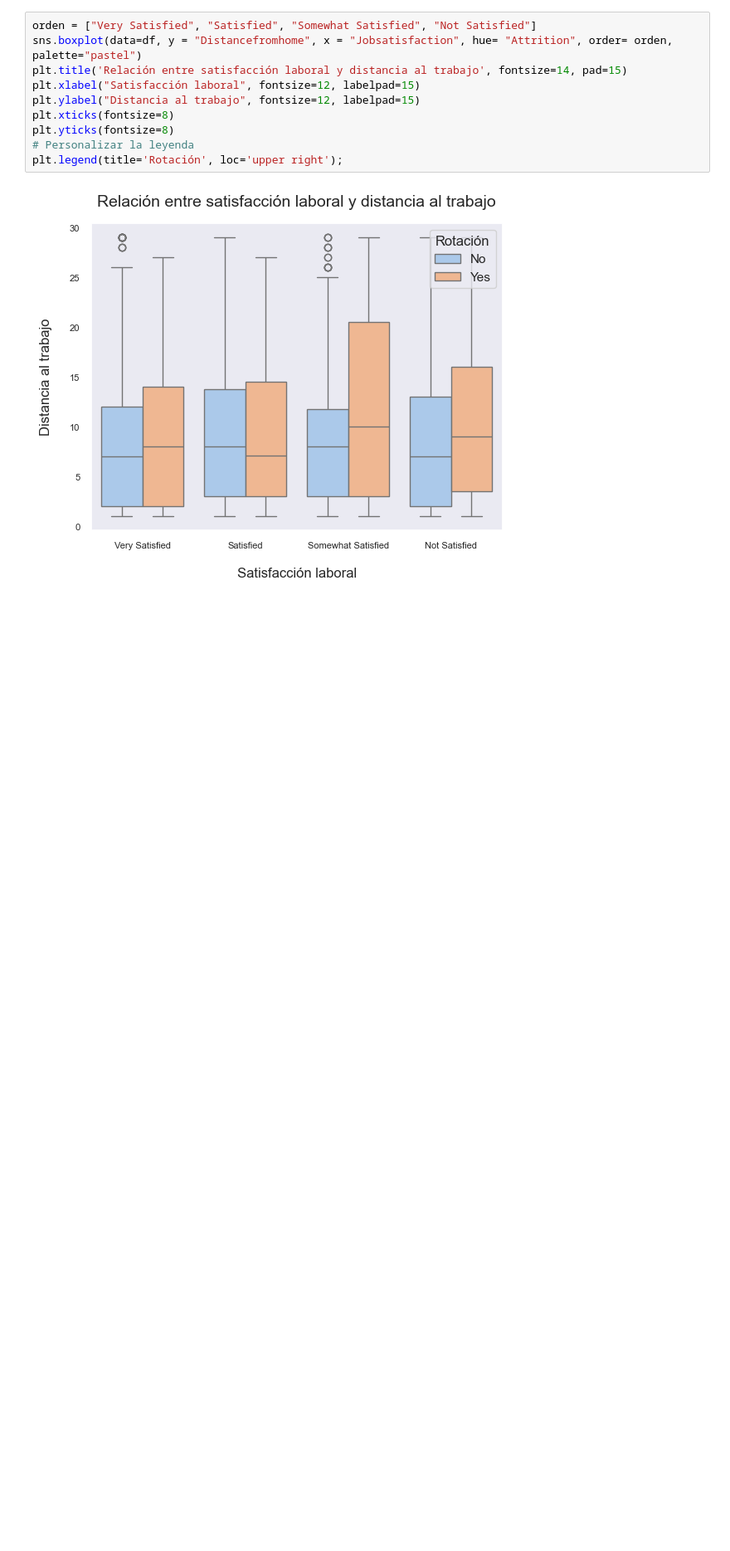
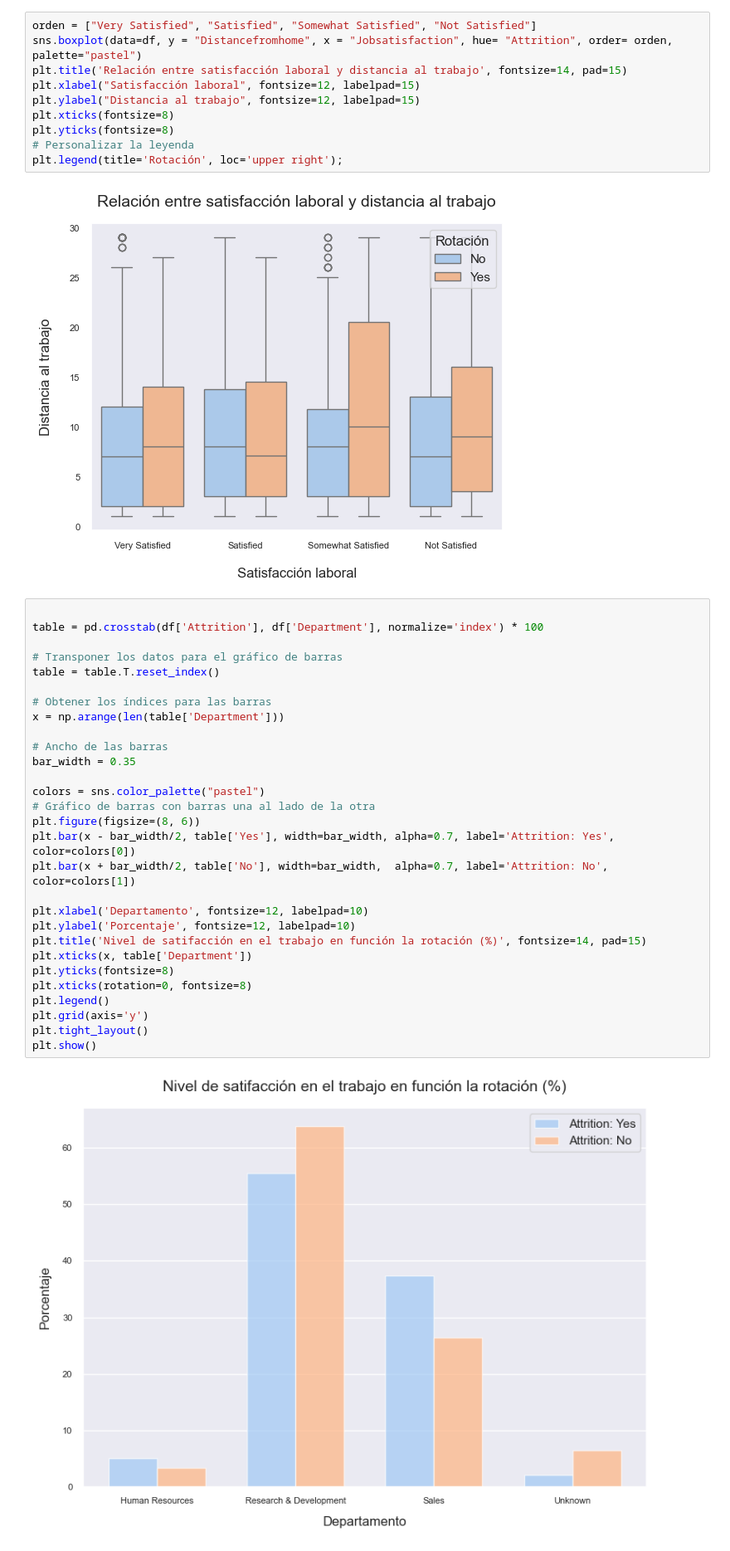
Before and after one commit to Adalab/proyecto-da-promo-F-modulo-3-team-6, a Jupyter notebook: Graphics/graphics.ipynb, the cells around one changed output. Shown: that part at 83% size. Cells and saved outputs as stored; diff of their text form; blank space fills up the shorter version.

```diff
--- a/Graphics/graphics.ipynb
+++ b/Graphics/graphics.ipynb
@@ -453,3 +453,34 @@ plt.yticks(fontsize=8)
 plt.legend(title='Rotación', loc='upper right');
 # %% [output]
 [figure]
+# %%
+
+table = pd.crosstab(df['Attrition'], df['Department'], normalize='index') * 100
+
+# Transponer los datos para el gráfico de barras
+table = table.T.reset_index()
+
+# Obtener los índices para las barras
+x = np.arange(len(table['Department']))
+
+# Ancho de las barras
+bar_width = 0.35
+
+colors = sns.color_palette("pastel")
+# Gráfico de barras con barras una al lado de la otra
+plt.figure(figsize=(8, 6))
+plt.bar(x - bar_width/2, table['Yes'], width=bar_width, alpha=0.7, label='Attrition: Yes', color=colors[0])
+plt.bar(x + bar_width/2, table['No'], width=bar_width,  alpha=0.7, label='Attrition: No', color=colors[1])
+
+plt.xlabel('Departamento', fontsize=12, labelpad=10)
+plt.ylabel('Porcentaje', fontsize=12, labelpad=10)
+plt.title('Nivel de satifacción en el trabajo en función la rotación (%)', fontsize=14, pad=15)
+plt.xticks(x, table['Department'])
+plt.yticks(fontsize=8)
+plt.xticks(rotation=0, fontsize=8)
+plt.legend()
+plt.grid(axis='y')
+plt.tight_layout()
+plt.show()
+# %% [output]
+[figure, added]
```
